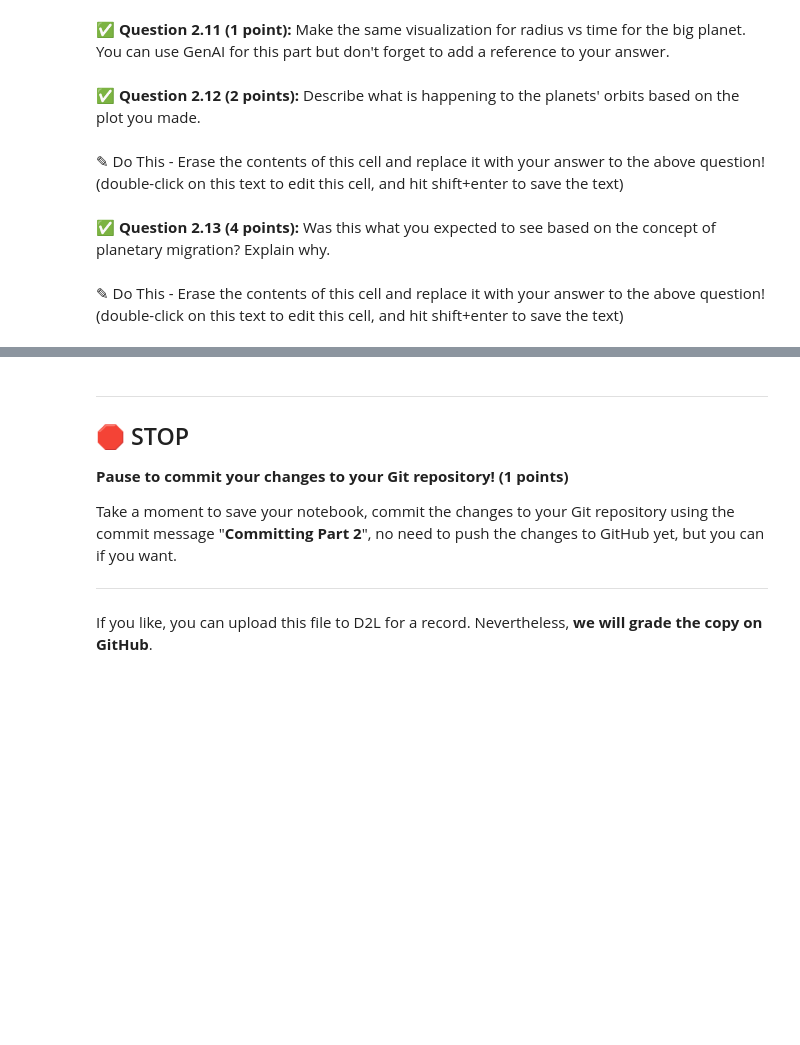
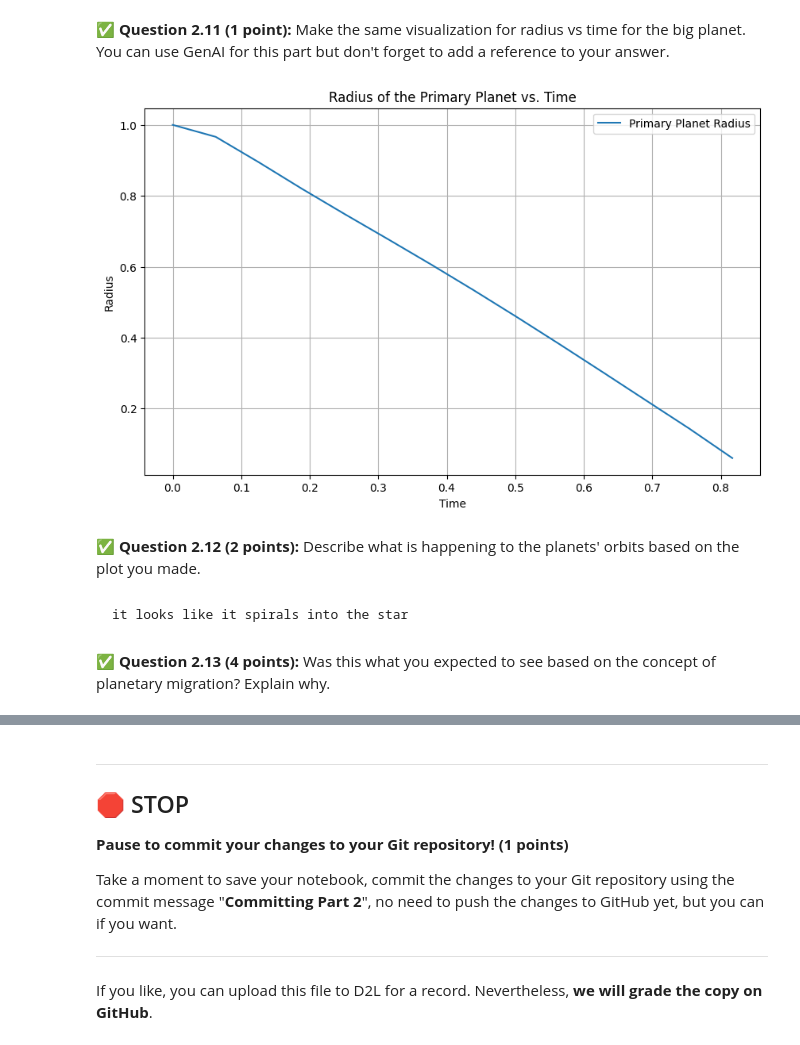
Before and after one commit to KinghamRMSU/CMSE202-f25-turnin, a Jupyter notebook: hw-02/HW02_Part1-Orbits-SS25-STUDENT.ipynb, the cells around one changed output, grey strips where cells are left out. Cells and saved outputs as stored; diff of their text form; code cells hidden in the pictures; blank space fills up the shorter version.

```diff
--- a/hw-02/HW02_Part1-Orbits-SS25-STUDENT.ipynb
+++ b/hw-02/HW02_Part1-Orbits-SS25-STUDENT.ipynb
@@ -498,0 +652,19 @@ class System:
+# %%
+#your code here
+star_mass = 400
+planet_list =[]
+
+planet1 = Planet(150, 1, star_mass)
+planet_list.append(planet1)
+
+radii = np.linspace(0.01, 0.7, 50)
+for i in range(50):
+    planet = Planet(0.1, radii[i], star_mass)
+    planet_list.append(planet)
+
+system = System(star_mass, planet_list)
+
+simulation_time = 10
+system.evolve(simulation_time)
+
+print(system.plot_positions)
@@ -505,8 +677,21 @@ class System:
+# %%
+#your code here
+time_points = [item[0] for item in system.plot_positions]
+radius_points = [item[1] for item in system.plot_positions]
+
+plt.figure(figsize=(10, 6))
+plt.plot(time_points, radius_points, label='Primary Planet Radius')
+plt.xlabel('Time')
+plt.ylabel('Radius')
+plt.title('Radius of the Primary Planet vs. Time')
+plt.grid(True)
+plt.legend()
+plt.show()
+# %% [output]
+[figure, added]
 # %% [markdown]
 ✅ **Question 2.12 (2 points):** Describe what is happening to the planets' orbits based on the plot you made.
-# %% [markdown]
-✎ Do This - Erase the contents of this cell and replace it with your answer to the above question! (double-click on this text to edit this cell, and hit shift+enter to save the text)
+# %% [markdown]
+    it looks like it spirals into the star
 # %% [markdown]
 ✅ **Question 2.13 (4 points):** Was this what you expected to see based on the concept of planetary migration? Explain why.
-# %% [markdown]
-✎ Do This - Erase the contents of this cell and replace it with your answer to the above question! (double-click on this text to edit this cell, and hit shift+enter to save the text)
```
Also changed, not shown: parts of 26 cells of this notebook.
